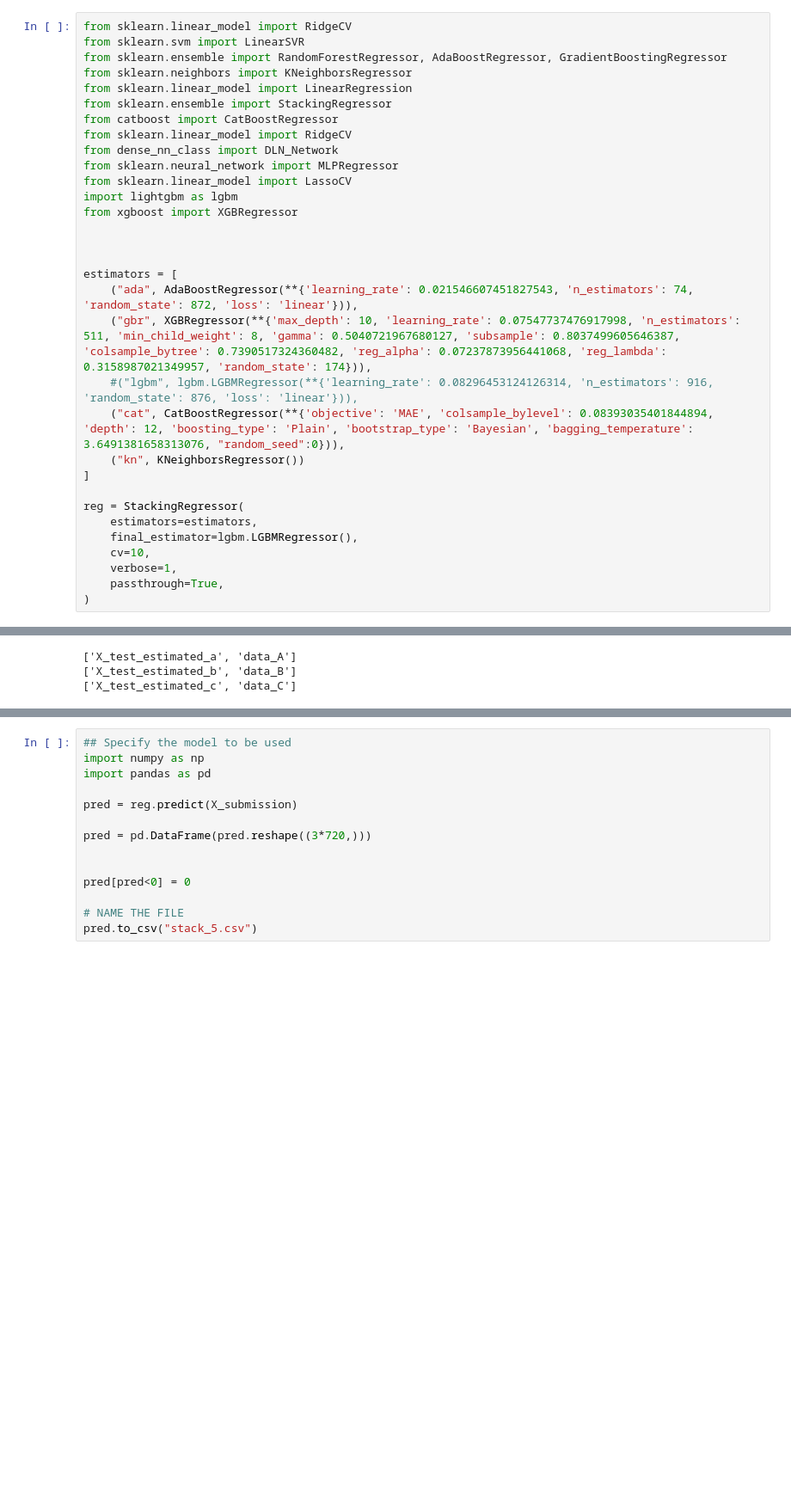
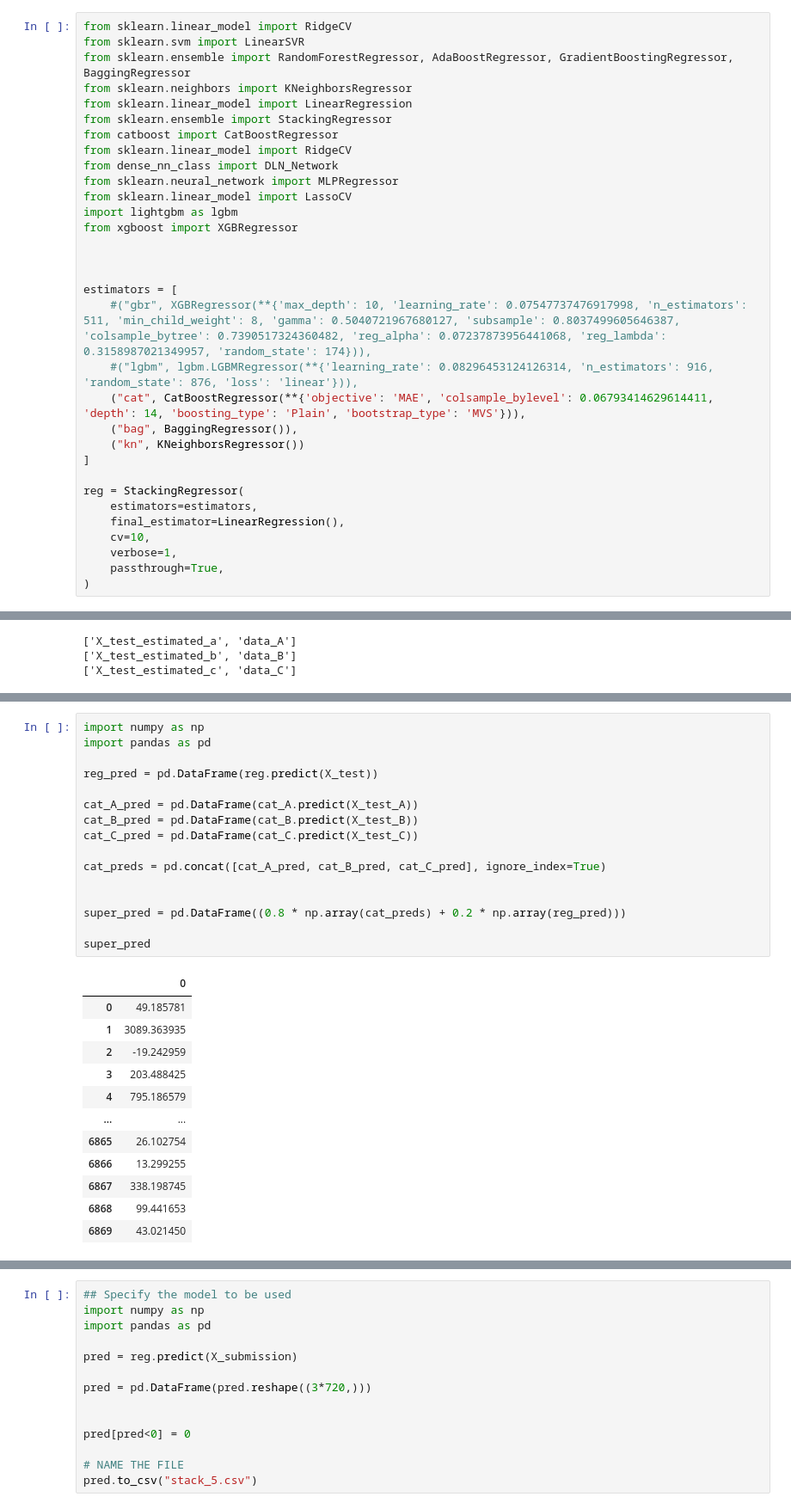
Before and after one commit to nasols/TDT4174-Machine-Learning, a Jupyter notebook: jonas_stacking.ipynb, the cells around one changed output, grey strips where cells are left out. Shown at 86% size. Drawn from its saved outputs; the diff is of its cells as text; blank space fills up the shorter version.

```diff
--- a/jonas_stacking.ipynb
+++ b/jonas_stacking.ipynb
@@ -4,7 +4,7 @@
 # %%
 from sklearn.linear_model import RidgeCV
 from sklearn.svm import LinearSVR
-from sklearn.ensemble import RandomForestRegressor, AdaBoostRegressor, GradientBoostingRegressor
+from sklearn.ensemble import RandomForestRegressor, AdaBoostRegressor, GradientBoostingRegressor, BaggingRegressor
 from sklearn.neighbors import KNeighborsRegressor
 from sklearn.linear_model import LinearRegression
 from sklearn.ensemble import StackingRegressor
@@ -19,16 +19,16 @@ from xgboost import XGBRegressor
 
 
 estimators = [
-    ("ada", AdaBoostRegressor(**{'learning_rate': 0.021546607451827543, 'n_estimators': 74, 'random_state': 872, 'loss': 'linear'})),
-    ("gbr", XGBRegressor(**{'max_depth': 10, 'learning_rate': 0.07547737476917998, 'n_estimators': 511, 'min_child_weight': 8, 'gamma': 0.5040721967680127, 'subsample': 0.8037499605646387, 'colsample_bytree': 0.7390517324360482, 'reg_alpha': 0.07237873956441068, 'reg_lambda': 0.3158987021349957, 'random_state': 174})),
+    #("gbr", XGBRegressor(**{'max_depth': 10, 'learning_rate': 0.07547737476917998, 'n_estimators': 511, 'min_child_weight': 8, 'gamma': 0.5040721967680127, 'subsample': 0.8037499605646387, 'colsample_bytree': 0.7390517324360482, 'reg_alpha': 0.07237873956441068, 'reg_lambda': 0.3158987021349957, 'random_state': 174})),
     #("lgbm", lgbm.LGBMRegressor(**{'learning_rate': 0.08296453124126314, 'n_estimators': 916, 'random_state': 876, 'loss': 'linear'})),
-    ("cat", CatBoostRegressor(**{'objective': 'MAE', 'colsample_bylevel': 0.08393035401844894, 'depth': 12, 'boosting_type': 'Plain', 'bootstrap_type': 'Bayesian', 'bagging_temperature': 3.6491381658313076, "random_seed":0})),
+    ("cat", CatBoostRegressor(**{'objective': 'MAE', 'colsample_bylevel': 0.06793414629614411, 'depth': 14, 'boosting_type': 'Plain', 'bootstrap_type': 'MVS'})),
+    ("bag", BaggingRegressor()),
     ("kn", KNeighborsRegressor())
 ]
 
 reg = StackingRegressor(
     estimators=estimators,
-    final_estimator=lgbm.LGBMRegressor(),
+    final_estimator=LinearRegression(),
     cv=10,
     verbose=1,
     passthrough=True,
@@ -106,0 +149,29 @@ StackingRegressor(cv=10,
+# %%
+import numpy as np
+import pandas as pd
+
+reg_pred = pd.DataFrame(reg.predict(X_test))
+
+cat_A_pred = pd.DataFrame(cat_A.predict(X_test_A))
+cat_B_pred = pd.DataFrame(cat_B.predict(X_test_B))
+cat_C_pred = pd.DataFrame(cat_C.predict(X_test_C))
+
+cat_preds = pd.concat([cat_A_pred, cat_B_pred, cat_C_pred], ignore_index=True)
+
+
+super_pred = pd.DataFrame((0.8 * np.array(cat_preds) + 0.2 * np.array(reg_pred)))
+
+super_pred
+# %% [output]
+|  | 0 |
+| 0 | 49.185781 |
+| 1 | 3089.363935 |
+| 2 | -19.242959 |
+| 3 | 203.488425 |
+| 4 | 795.186579 |
+| ... | ... |
+| 6865 | 26.102754 |
+| 6866 | 13.299255 |
+| 6867 | 338.198745 |
+| 6868 | 99.441653 |
+| 6869 | 43.021450 |
```
Also changed, not shown: parts of 8 cells of this notebook, 12 other files.
